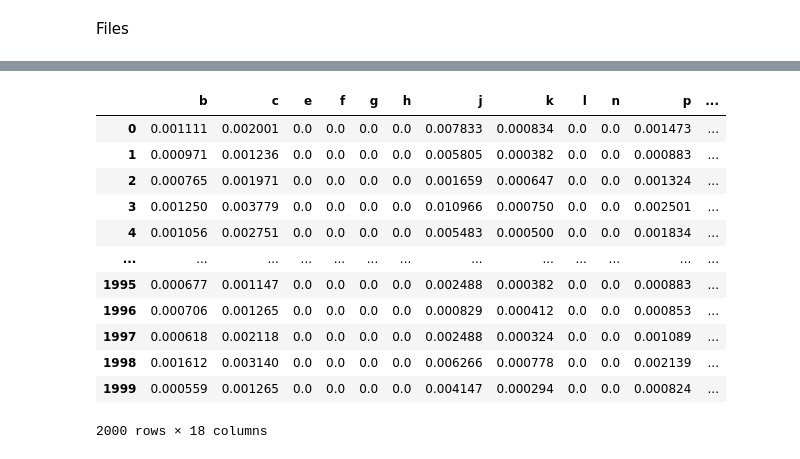
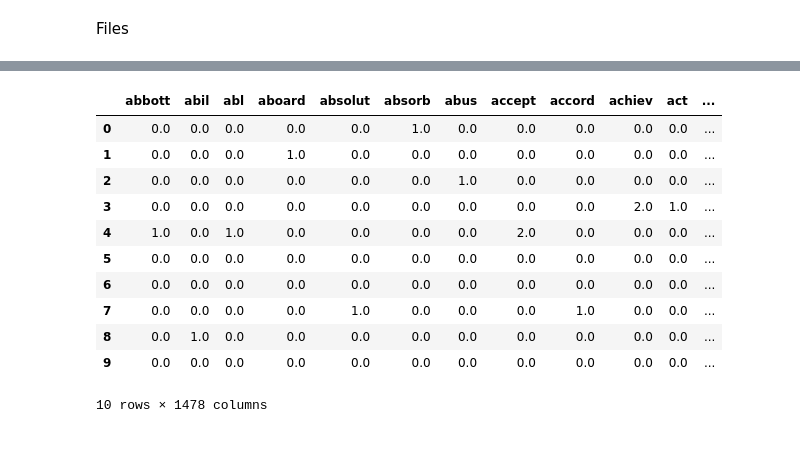
Before and after one commit to aimanh22/706_Assignments, a Jupyter notebook: GPU_Example_Movie_Review.ipynb, the cells around one changed output, grey strips where cells are left out. Drawn from its saved outputs; the diff is of its cells as text; code cells hidden in the pictures.

```diff
--- a/GPU_Example_Movie_Review.ipynb
+++ b/GPU_Example_Movie_Review.ipynb
@@ -80,3 +80,20 @@ for f in pfiles:
 for f in nfiles:
     with open(f) as my_file:
         negarr.append(my_file.read().replace('\n',''))
+# %%
+from nltk.corpus import stopwords
+stop_words = set(stopwords.words('english'))
+document_list=posarr+negarr
+document_list[:2]
+document_list=document_list[:10]
+# %%
+document_list= [nltk.tokenize.word_tokenize(sent) for sent in document_list]
+print(document_list[0])
+for i in range(len(document_list)):
+    #Converting the words into lower case
+    document_list[i]=[w.lower() for w in document_list[i]]
+    #Removing the stopwords
+    document_list[i]=[w for w in document_list[i] if not str(w) in stop_words]
+    #Retain only alphabet and remove everything else- punctuation and numbers
+    document_list[i]=[w for w in document_list[i] if w.isalpha()]
+document_list[0]
@@ -112,6 +136,21 @@ for doc in document_list: #For each document
             pass
         df=df.append(dict_word_count_document,ignore_index=True) #update dataframe
         pass
+# %%
+df
+# %% [output]
+|  | abbott | abil | abl | aboard | absolut | absorb | abus | accept | accord | achiev | act | ... |
+| 0 | 0.0 | 0.0 | 0.0 | 0.0 | 0.0 | 1.0 | 0.0 | 0.0 | 0.0 | 0.0 | 0.0 | ... |
+| 1 | 0.0 | 0.0 | 0.0 | 1.0 | 0.0 | 0.0 | 0.0 | 0.0 | 0.0 | 0.0 | 0.0 | ... |
+| 2 | 0.0 | 0.0 | 0.0 | 0.0 | 0.0 | 0.0 | 1.0 | 0.0 | 0.0 | 0.0 | 0.0 | ... |
+| 3 | 0.0 | 0.0 | 0.0 | 0.0 | 0.0 | 0.0 | 0.0 | 0.0 | 0.0 | 2.0 | 1.0 | ... |
+| 4 | 1.0 | 0.0 | 1.0 | 0.0 | 0.0 | 0.0 | 0.0 | 2.0 | 0.0 | 0.0 | 0.0 | ... |
+| 5 | 0.0 | 0.0 | 0.0 | 0.0 | 0.0 | 0.0 | 0.0 | 0.0 | 0.0 | 0.0 | 0.0 | ... |
+| 6 | 0.0 | 0.0 | 0.0 | 0.0 | 0.0 | 0.0 | 0.0 | 0.0 | 0.0 | 0.0 | 0.0 | ... |
+| 7 | 0.0 | 0.0 | 0.0 | 0.0 | 1.0 | 0.0 | 0.0 | 0.0 | 1.0 | 0.0 | 0.0 | ... |
+| 8 | 0.0 | 1.0 | 0.0 | 0.0 | 0.0 | 0.0 | 0.0 | 0.0 | 0.0 | 0.0 | 0.0 | ... |
+| 9 | 0.0 | 0.0 | 0.0 | 0.0 | 0.0 | 0.0 | 0.0 | 0.0 | 0.0 | 0.0 | 0.0 | ... |
+10 rows × 1478 columns
 # %%
 def computetf(wordvec,doclen):
     tf=dict() #create an empty dict
@@ -138,22 +177,6 @@ for index, row in df.iterrows():
     for c in cols:
         newrow[c] = newrow[c]*idfdict[c]
     newdf = newdf.append(newrow,ignore_index=True)
-# %%
-newdf
-# %% [output]
-|  | b | c | e | f | g | h | j | k | l | n | p | ... |
-| 0 | 0.001111 | 0.002001 | 0.0 | 0.0 | 0.0 | 0.0 | 0.007833 | 0.000834 | 0.0 | 0.0 | 0.001473 | ... |
-| 1 | 0.000971 | 0.001236 | 0.0 | 0.0 | 0.0 | 0.0 | 0.005805 | 0.000382 | 0.0 | 0.0 | 0.000883 | ... |
-| 2 | 0.000765 | 0.001971 | 0.0 | 0.0 | 0.0 | 0.0 | 0.001659 | 0.000647 | 0.0 | 0.0 | 0.001324 | ... |
-| 3 | 0.001250 | 0.003779 | 0.0 | 0.0 | 0.0 | 0.0 | 0.010966 | 0.000750 | 0.0 | 0.0 | 0.002501 | ... |
-| 4 | 0.001056 | 0.002751 | 0.0 | 0.0 | 0.0 | 0.0 | 0.005483 | 0.000500 | 0.0 | 0.0 | 0.001834 | ... |
-| ... | ... | ... | ... | ... | ... | ... | ... | ... | ... | ... | ... | ... |
-| 1995 | 0.000677 | 0.001147 | 0.0 | 0.0 | 0.0 | 0.0 | 0.002488 | 0.000382 | 0.0 | 0.0 | 0.000883 | ... |
-| 1996 | 0.000706 | 0.001265 | 0.0 | 0.0 | 0.0 | 0.0 | 0.000829 | 0.000412 | 0.0 | 0.0 | 0.000853 | ... |
-| 1997 | 0.000618 | 0.002118 | 0.0 | 0.0 | 0.0 | 0.0 | 0.002488 | 0.000324 | 0.0 | 0.0 | 0.001089 | ... |
-| 1998 | 0.001612 | 0.003140 | 0.0 | 0.0 | 0.0 | 0.0 | 0.006266 | 0.000778 | 0.0 | 0.0 | 0.002139 | ... |
-| 1999 | 0.000559 | 0.001265 | 0.0 | 0.0 | 0.0 | 0.0 | 0.004147 | 0.000294 | 0.0 | 0.0 | 0.000824 | ... |
-2000 rows × 18 columns
 # %%
 from numba import (cuda, vectorize,guvectorize)
 import pandas as pd
```
Also changed, not shown: parts of 8 cells of this notebook.
